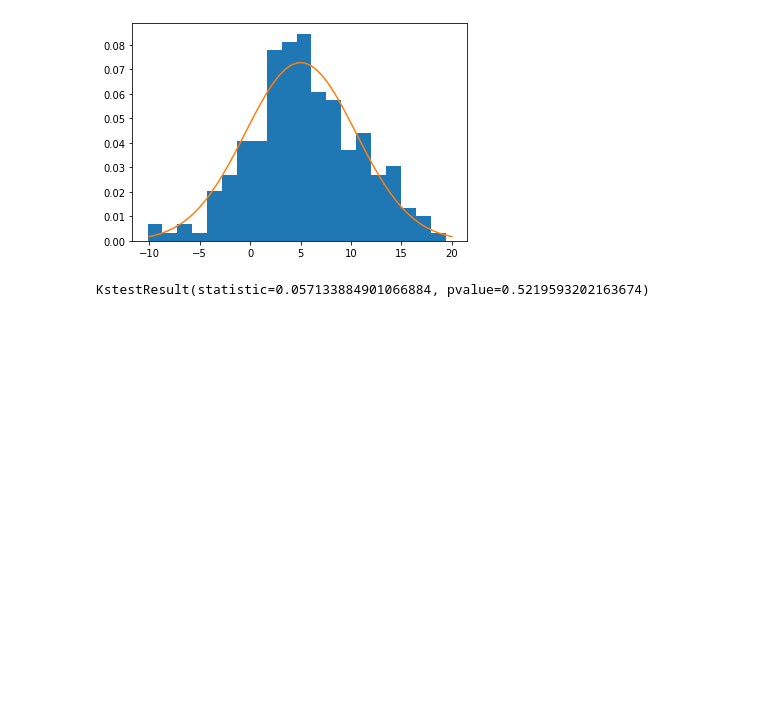
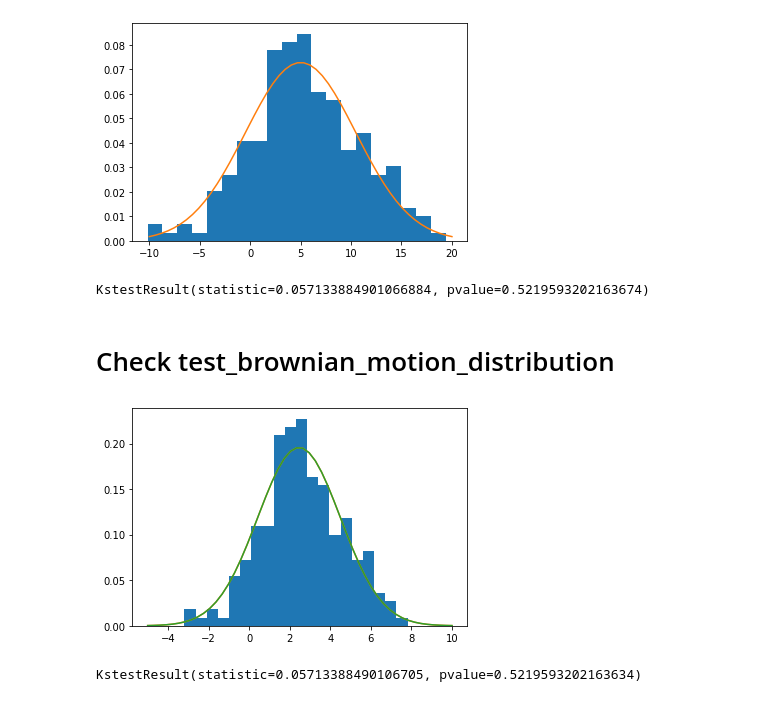
Before and after one commit to luphord/longstaff_schwartz, a Jupyter notebook: notebooks/Brownian Motion.ipynb, the cells around one changed output. Cells and saved outputs as stored; diff of their text form; code cells hidden in the pictures; blank space fills up the shorter version.

Commit message:
test brownian motion terminal distribution

```diff
--- a/notebooks/Brownian Motion.ipynb
+++ b/notebooks/Brownian Motion.ipynb
@@ -48,3 +48,12 @@ plot(x, bm.distribution(t[-1]).pdf(x));
 kstest(B[-1,:], bm.distribution(t[-1]).cdf)
 # %% [output]
 KstestResult(statistic=0.057133884901066884, pvalue=0.5219593202163674)
+# %% [markdown]
+# Check test_brownian_motion_distribution
+# %%
+bm = BrownianMotion(mu=0.123, sigma=0.456)
+rnd = RandomState(1234)
+t = np.linspace(0, 20, 20)
+n = 200
+x = bm.simulate(t, n, rnd)
+terminal_dist = bm.distribution(t[-1])
@@ -50,0 +63,13 @@ KstestResult(statistic=0.057133884901066884, pvalue=0.5219593202163674)
+# %%
+hist(x[-1,:], bins=20, density=True);
+y = np.linspace(-5, 10)
+plot(y, bm.distribution(t[-1]).pdf(y));
+plot(y, terminal_dist.pdf(y));
+# %% [output]
+[figure, added]
+# %%
+test_result = kstest(x[-1, :], terminal_dist.cdf)
+print(test_result)
+assert test_result.pvalue > 0.5
+# %% [output]
+KstestResult(statistic=0.05713388490106705, pvalue=0.5219593202163634)
```
Also changed, not shown: parts of 1 cell of this notebook, 1 other file.
